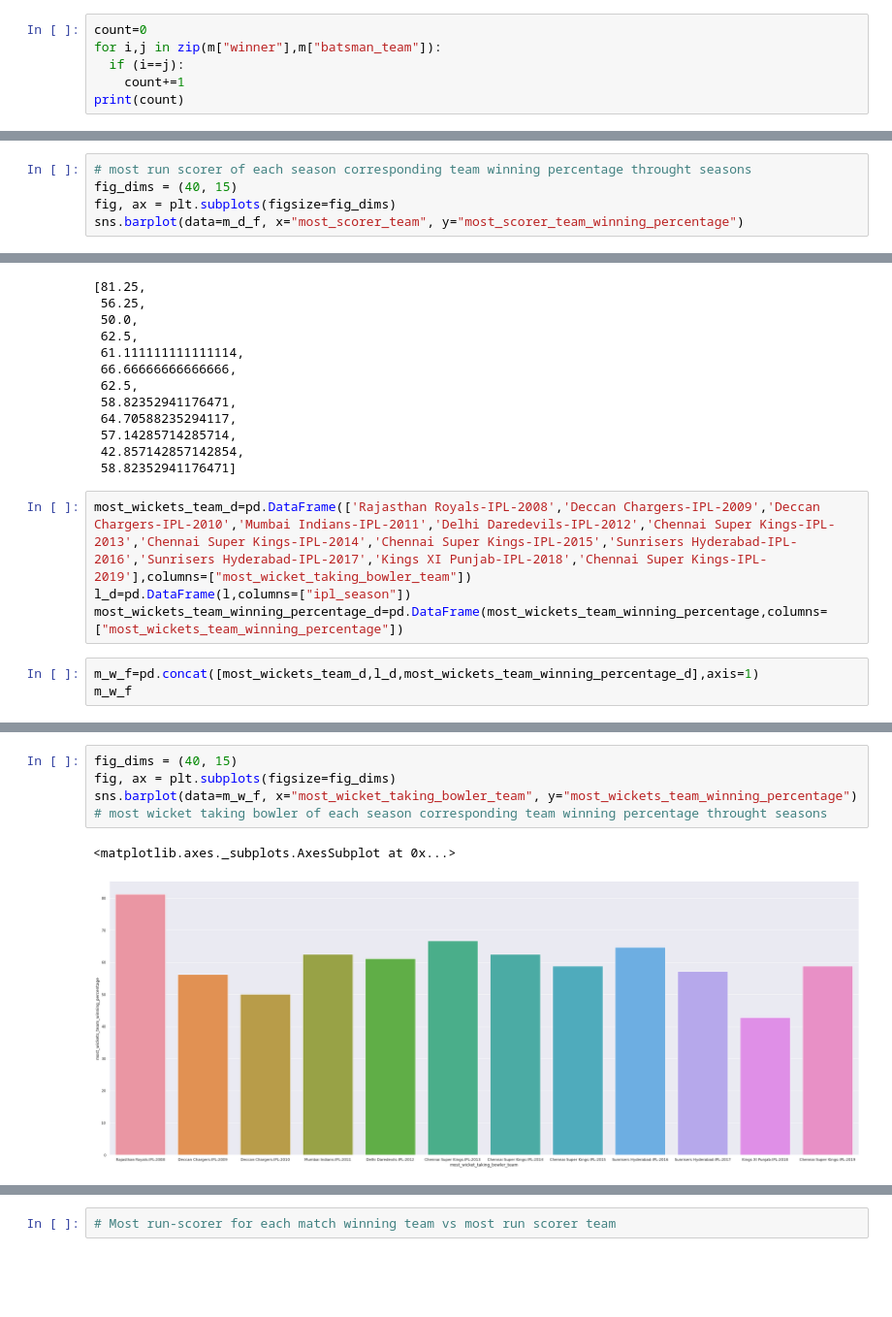
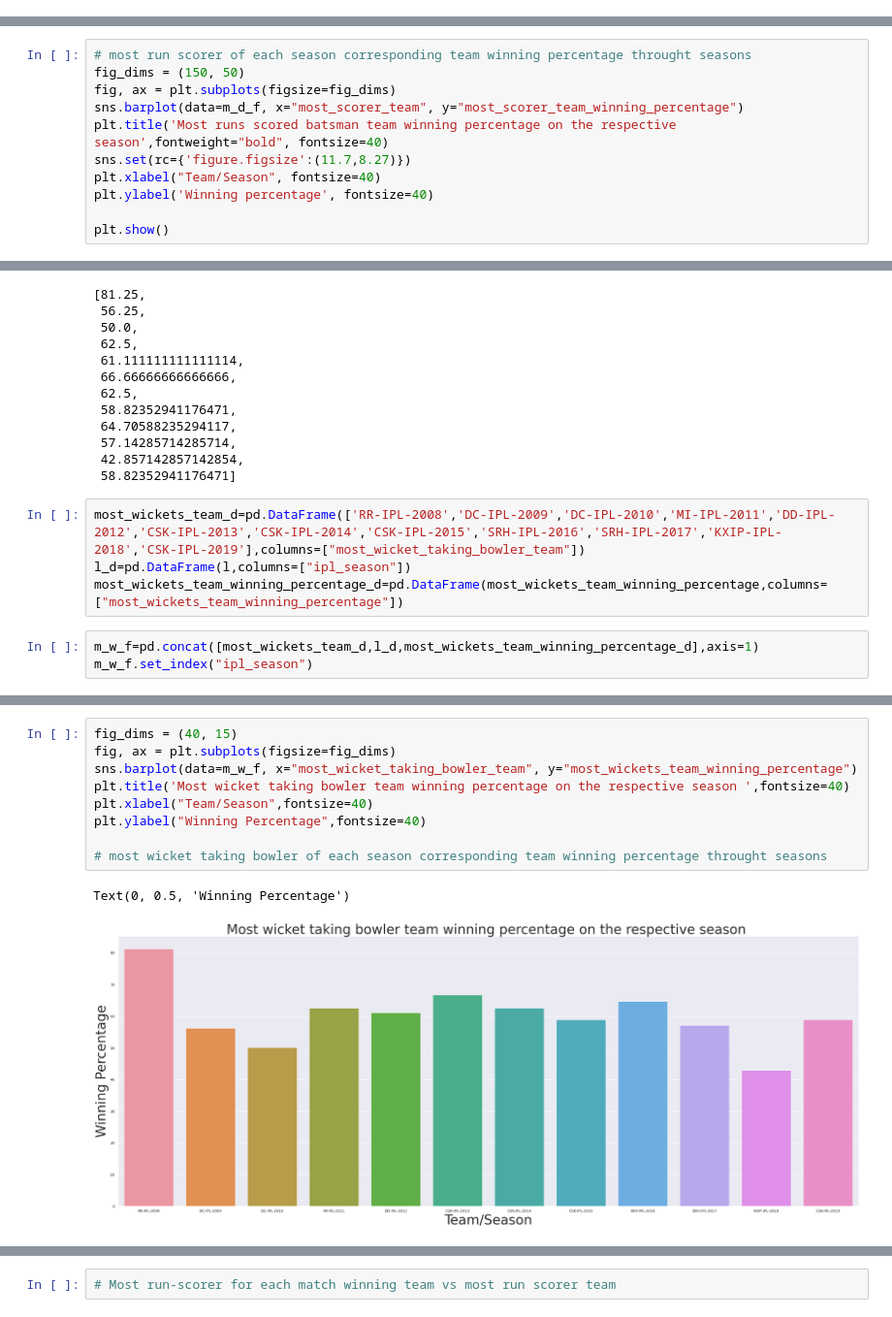
Before and after one commit to akhileshchoudhary1994/IPL-T-20-Cricket-analysis, a Jupyter notebook: Copy_of_IPL_T20_Cricket_Analysis_Capstone_Project.ipynb, the cells around one changed output, grey strips where cells are left out. Shown at 97% size. Drawn from its saved outputs; the diff is of its cells as text; blank space fills up the shorter version.

```diff
--- a/Copy_of_IPL_T20_Cricket_Analysis_Capstone_Project.ipynb
+++ b/Copy_of_IPL_T20_Cricket_Analysis_Capstone_Project.ipynb
@@ -417,6 +375,0 @@ m
-# %%
-count=0
-for i,j in zip(m["winner"],m["batsman_team"]):
-  if (i==j):
-    count+=1
-print(count)
@@ -473,6 +411,12 @@ m_d_f
 # %%
 # most run scorer of each season corresponding team winning percentage throught seasons
-fig_dims = (40, 15)
+fig_dims = (150, 50)
 fig, ax = plt.subplots(figsize=fig_dims)
 sns.barplot(data=m_d_f, x="most_scorer_team", y="most_scorer_team_winning_percentage")
+plt.title('Most runs scored batsman team winning percentage on the respective season',fontweight="bold", fontsize=40)
+sns.set(rc={'figure.figsize':(11.7,8.27)})
+plt.xlabel("Team/Season", fontsize=40)
+plt.ylabel('Winning percentage', fontsize=40)
+
+plt.show()
 # %% [output]
@@ -507,10 +450,10 @@ most_wickets_team_winning_percentage
  42.857142857142854,
  58.82352941176471]
 # %%
-most_wickets_team_d=pd.DataFrame(['Rajasthan Royals-IPL-2008','Deccan Chargers-IPL-2009','Deccan Chargers-IPL-2010','Mumbai Indians-IPL-2011','Delhi Daredevils-IPL-2012','Chennai Super Kings-IPL-2013','Chennai Super Kings-IPL-2014','Chennai Super Kings-IPL-2015','Sunrisers Hyderabad-IPL-2016','Sunrisers Hyderabad-IPL-2017','Kings XI Punjab-IPL-2018','Chennai Super Kings-IPL-2019'],columns=["most_wicket_taking_bowler_team"])
+most_wickets_team_d=pd.DataFrame(['RR-IPL-2008','DC-IPL-2009','DC-IPL-2010','MI-IPL-2011','DD-IPL-2012','CSK-IPL-2013','CSK-IPL-2014','CSK-IPL-2015','SRH-IPL-2016','SRH-IPL-2017','KXIP-IPL-2018','CSK-IPL-2019'],columns=["most_wicket_taking_bowler_team"])
 l_d=pd.DataFrame(l,columns=["ipl_season"])
 most_wickets_team_winning_percentage_d=pd.DataFrame(most_wickets_team_winning_percentage,columns=["most_wickets_team_winning_percentage"])
 # %%
 m_w_f=pd.concat([most_wickets_team_d,l_d,most_wickets_team_winning_percentage_d],axis=1)
-m_w_f
+m_w_f.set_index("ipl_season")
 # %% [output]
@@ -530,11 +474,15 @@ m_w_f
 # %%
 fig_dims = (40, 15)
 fig, ax = plt.subplots(figsize=fig_dims)
 sns.barplot(data=m_w_f, x="most_wicket_taking_bowler_team", y="most_wickets_team_winning_percentage")
+plt.title('Most wicket taking bowler team winning percentage on the respective season ',fontsize=40)
+plt.xlabel("Team/Season",fontsize=40)
+plt.ylabel("Winning Percentage",fontsize=40)
+
 # most wicket taking bowler of each season corresponding team winning percentage throught seasons
 # %% [output]
-<matplotlib.axes._subplots.AxesSubplot at 0x...>
+Text(0, 0.5, 'Winning Percentage')
-[figure, old version]
+[figure, new version]
 # %%
 plt.rcParams["figure.figsize"] = (40,10)
 plt.plot(m_w_f["most_wicket_taking_bowler_team"],m_w_f["most_wickets_team_winning_percentage"])
```
Also changed, not shown: parts of 21 cells of this notebook.
